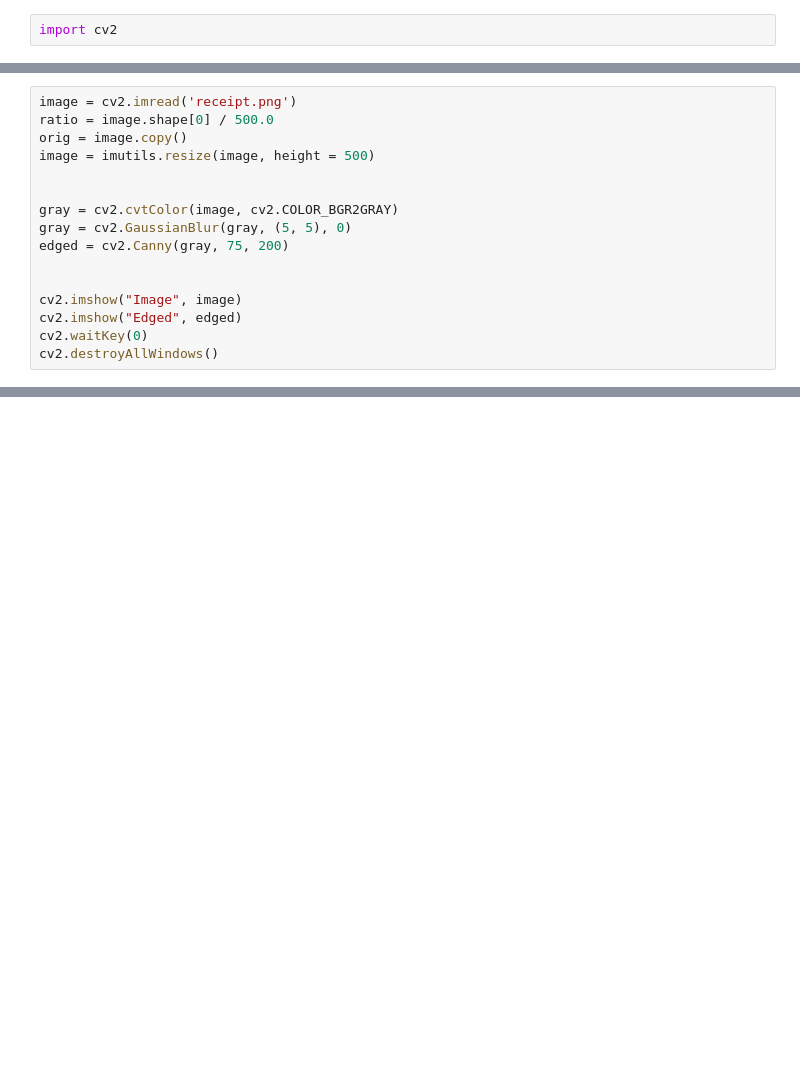
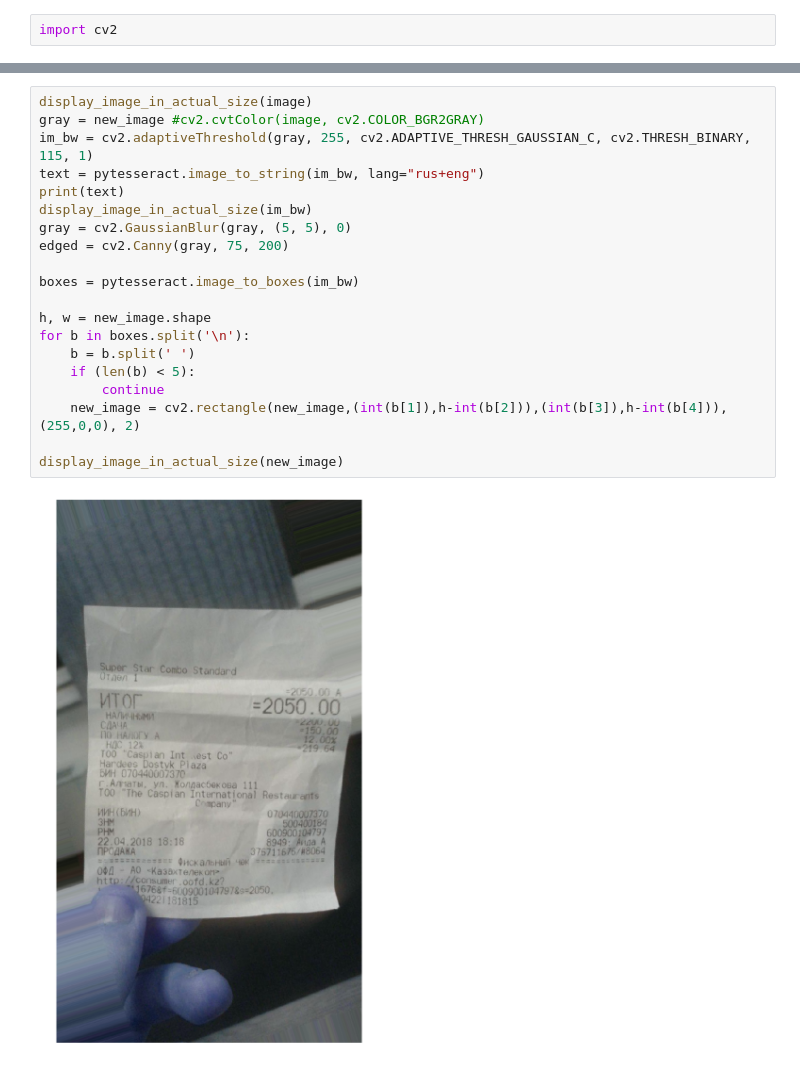
Before and after one commit to DefaultInc/budget_tracker_backend, a Jupyter notebook: Untitled.ipynb, the cells around one changed output, grey strips where cells are left out. Saved outputs shown, nothing was run; the diff lists cells and outputs as text; blank space fills up the shorter version.

```diff
--- a/Untitled.ipynb
+++ b/Untitled.ipynb
@@ -52,16 +9,0 @@ def four_point_transform(image, pts):
-# %%
-image = cv2.imread('receipt.png')
-ratio = image.shape[0] / 500.0
-orig = image.copy()
-image = imutils.resize(image, height = 500)
-
-
-gray = cv2.cvtColor(image, cv2.COLOR_BGR2GRAY)
-gray = cv2.GaussianBlur(gray, (5, 5), 0)
-edged = cv2.Canny(gray, 75, 200)
-
-
-cv2.imshow("Image", image)
-cv2.imshow("Edged", edged)
-cv2.waitKey(0)
-cv2.destroyAllWindows()
@@ -69,0 +275,22 @@ error: /tmp/build/80754af9/opencv_1512687413662/work/modules/highgui/src/window.
+# %%
+display_image_in_actual_size(image)
+gray = new_image #cv2.cvtColor(image, cv2.COLOR_BGR2GRAY)
+im_bw = cv2.adaptiveThreshold(gray, 255, cv2.ADAPTIVE_THRESH_GAUSSIAN_C, cv2.THRESH_BINARY, 115, 1)
+text = pytesseract.image_to_string(im_bw, lang="rus+eng")
+print(text)
+display_image_in_actual_size(im_bw)
+gray = cv2.GaussianBlur(gray, (5, 5), 0)
+edged = cv2.Canny(gray, 75, 200)
+
+boxes = pytesseract.image_to_boxes(im_bw)
+
+h, w = new_image.shape
+for b in boxes.split('\n'):
+    b = b.split(' ')
+    if (len(b) < 5):
+        continue
+    new_image = cv2.rectangle(new_image,(int(b[1]),h-int(b[2])),(int(b[3]),h-int(b[4])),(255,0,0), 2)
+
+display_image_in_actual_size(new_image)
+# %% [output]
+[figure, added]
```
Also changed, not shown: parts of 10 cells of this notebook, 26 other files.
